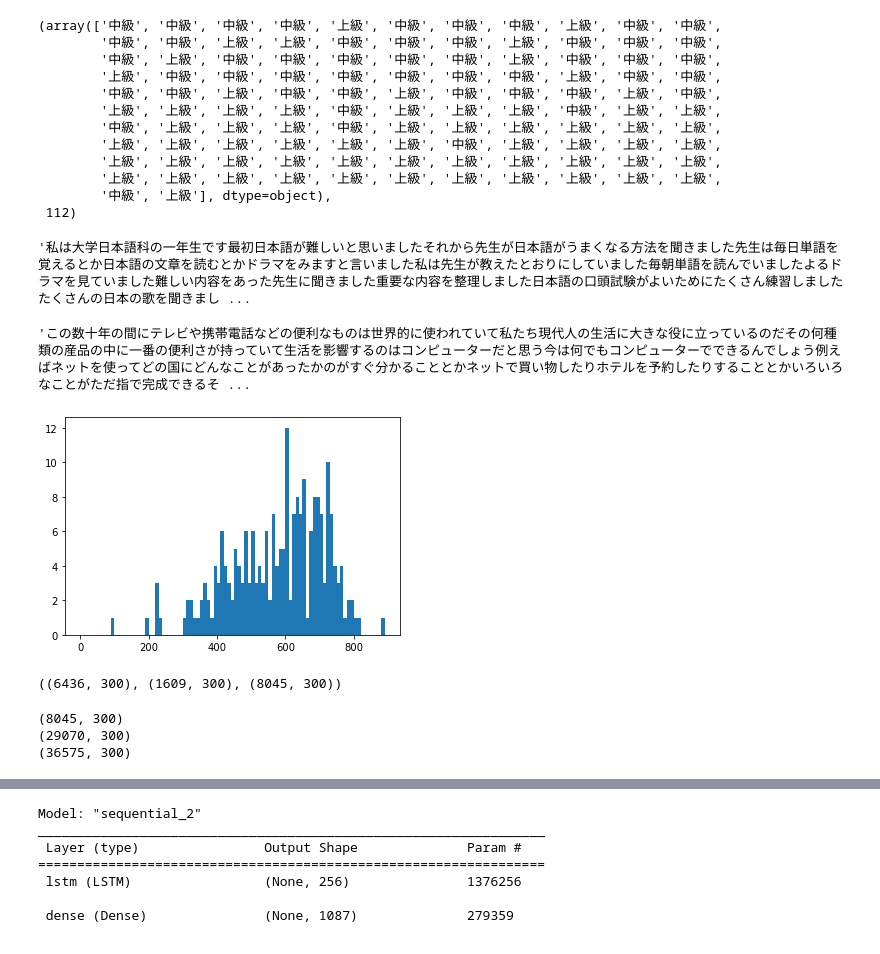
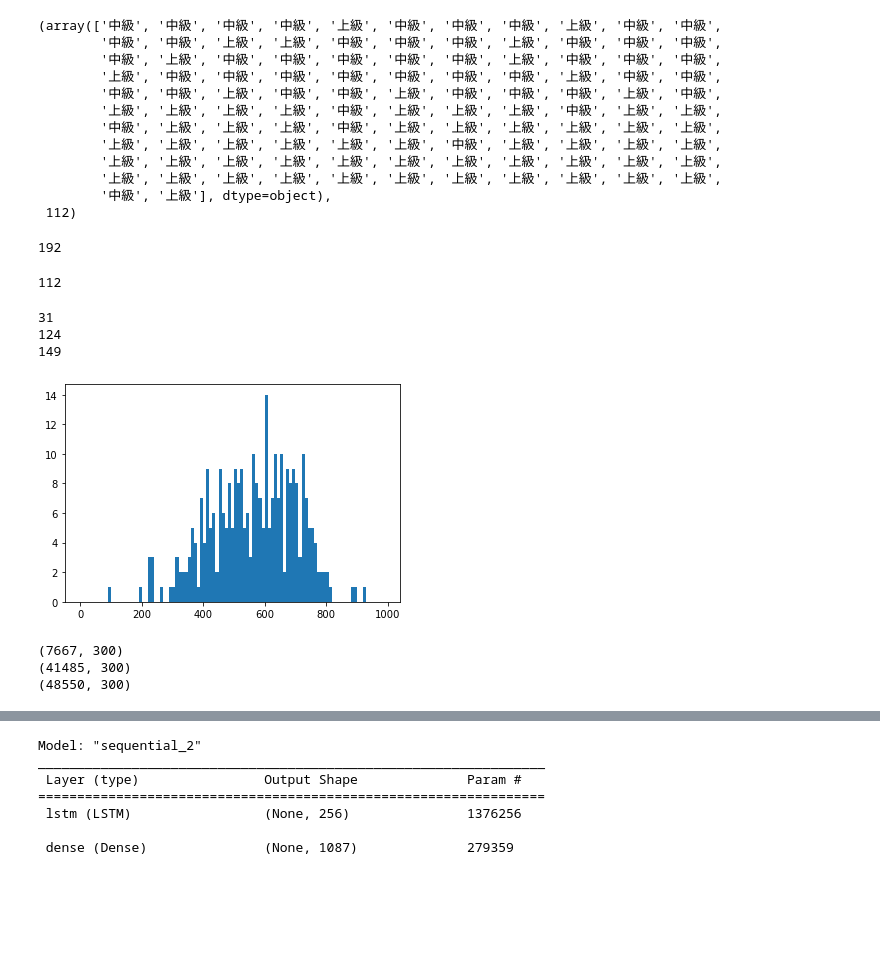
Before and after one commit to tsubasakawai2/nlp_project, a Jupyter notebook: lstm.ipynb, the cells around one changed output, grey strips where cells are left out. Drawn from its saved outputs; the diff is of its cells as text; code cells hidden in the pictures; blank space fills up the shorter version.

Commit message:
working on transforming texts to fit into lstm laye & fixed text_tagged_dict2 input

```diff
--- a/lstm.ipynb
+++ b/lstm.ipynb
@@ -135,11 +151,11 @@ for gaigo_file in gaigo_files:
 
     gaigo.append(lines)
 # type(gaigo[0])
-gaigo[0]
+len(gaigo)
 
 # 注意。注釈は削除していない。
 # %% [output]
-'私は大学日本語科の一年生です最初日本語が難しいと思いましたそれから先生が日本語がうまくなる方法を聞きました先生は毎日単語を覚えるとか日本語の文章を読むとかドラマをみますと言いました私は先生が教えたとおりにしていました毎朝単語を読んでいましたよるドラマを見ていました難しい内容をあった先生に聞きました重要な内容を整理しました日本語の口頭試験がよいためにたくさん練習しましたたくさんの日本の歌を聞きまし ...
+192
 # %%
 # import re
 # internet_files = [f for f in listdir(osp.join(txt_path, txt_topics[1])) if f.endswith('.txt')]
@@ -171,20 +187,27 @@ for internet_file in internet_files:
 
     internet.append(lines)
 
-internet[0]
+len(internet)
+# + delete ・・・
 # %% [output]
-'この数十年の間にテレビや携帯電話などの便利なものは世界的に使われていて私たち現代人の生活に大きな役に立っているのだその何種類の産品の中に一番の便利さが持っていて生活を影響するのはコンピューターだと思う今は何でもコンピューターでできるんでしょう例えばネットを使ってどの国にどんなことがあったかのがすぐ分かることとかネットで買い物したりホテルを予約したりすることとかいろいろなことがただ指で完成できるそ ...
+112
 # %%
 from collections import defaultdict as dd
 text_tagged = dd(list)
-for level, txt in zip(level1, internet):
+for level, txt in zip(level1, gaigo):
     text_tagged[level].append(txt)
 
-for level, txt in zip(level2, gaigo):
+for level, txt in zip(level2, internet):
     text_tagged[level].append(txt)
 
 text_tagged_dict = dict(text_tagged)
-# text_tagged
+# text_tagged_dict
+for level in text_tagged_dict.keys():
+    print(len(text_tagged_dict[level]))
+# %% [output]
+31
+124
+149
 # %%
 import pickle
 # with open('text_tagged_dict2.pickle', 'wb') as f:
@@ -195,18 +218,18 @@ text_tagged_dict2
 # %%
 import matplotlib.pyplot as plt
 import numpy as np
 
 text_length_dist = [len(text) for level in text_tagged_dict2.keys() for text in text_tagged_dict2[level]]
 # [len(text) for text in text_tagged_dict2["初級"]]
 # text_length_dist
 
-# np.max(text_length_dist) = 893
+# np.max(text_length_dist) = 923
 # to determine how many paddings we should add
-plt.hist(text_length_dist, bins = np.arange(0, 900, 10))
+plt.hist(text_length_dist, bins = np.arange(0, 1000, 10))
 plt.show()
-# we can determine the max length of texts as 900
+# we can determine the max length of texts as 1000
 # %% [output]
-[figure, old version]
+[figure, new version]
 # %%
 import spacy
 from tqdm import tqdm
@@ -249,19 +272,17 @@ for level in vectors:
     vectors_test[level] = vectors[level][length:,:]
 
 # vectors_train["初級"].shape, vectors_test["初級"].shape, vectors["初級"].shape
-# %% [output]
-((6436, 300), (1609, 300), (8045, 300))
 # %%
 import pandas as pd
 
 keys, values = zip(*vectors.items())
 
 data = pd.DataFrame({'cat': keys, 'vectors': values})
-# data.head()
+data.head()
 
 for vector in data.vectors:
     print(vector.shape)
 # %% [output]
-(8045, 300)
-(29070, 300)
-(36575, 300)
+(7667, 300)
+(41485, 300)
+(48550, 300)
```
Also changed, not shown: parts of 20 cells of this notebook, 2 other files.
